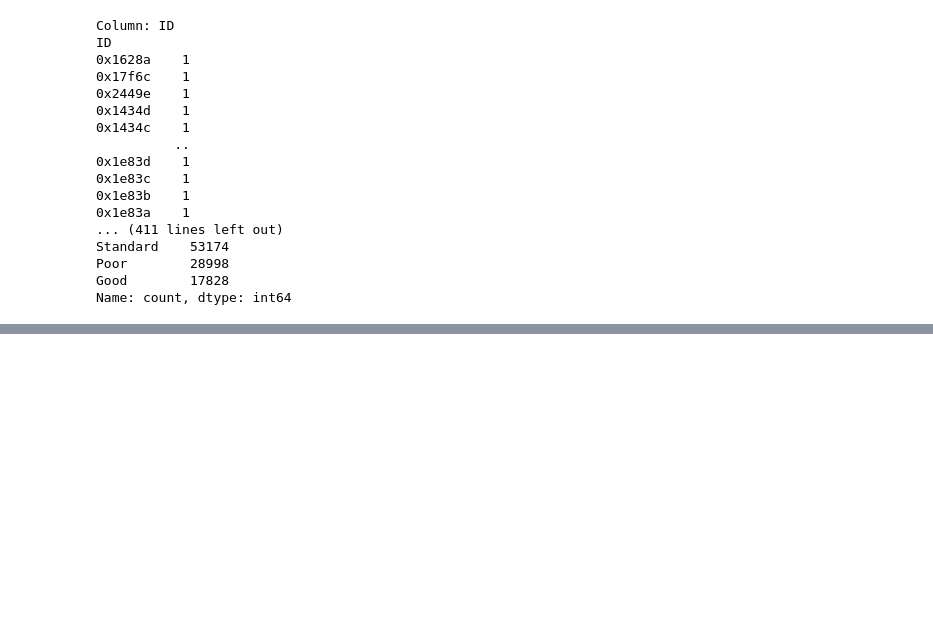
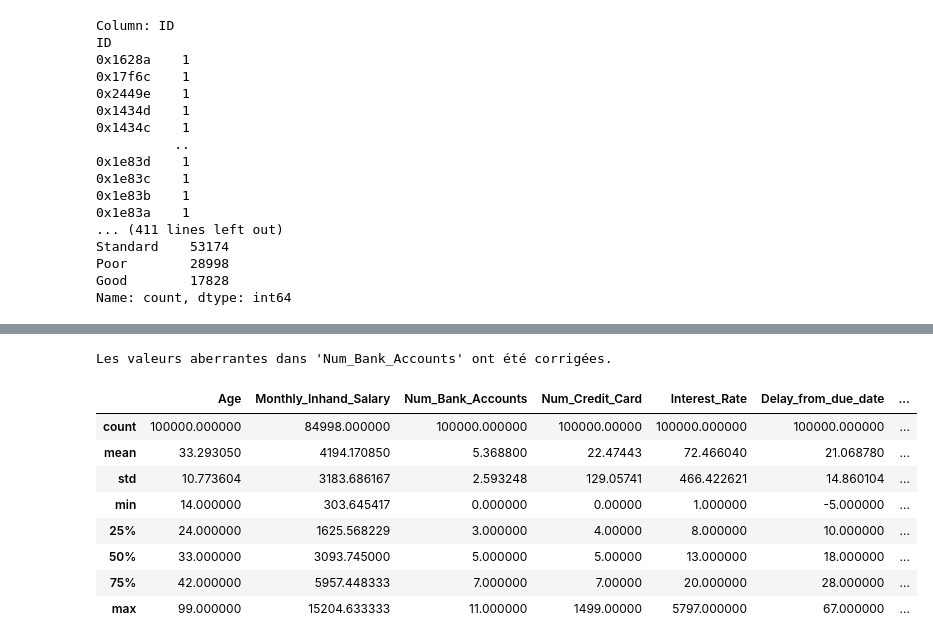
Before and after one commit to mohammedaabouche/ML, a Jupyter notebook: project2.ipynb, the cells around one changed output, grey strips where cells are left out. Cells and saved outputs as stored; diff of their text form; code cells hidden in the pictures; blank space fills up the shorter version.

```diff
--- a/project2.ipynb
+++ b/project2.ipynb
@@ -281,0 +361,12 @@ memory usage: 23.5+ MB
+# %%
+# Remplacer les valeurs d'Annual_Income_Cleaned > 182455.599
+threshold = 182455.599
+
+# Remplacer les valeurs aberrantes
+dataset['Annual_Income_Cleaned'] = dataset.apply(
+    lambda row: row['Monthly_Inhand_Salary'] * 12 if row['Annual_Income_Cleaned'] > threshold else row['Annual_Income_Cleaned'],
+    axis=1
+)
+
+# Vérifier les mises à jour
+print(dataset[['Customer_ID', 'Annual_Income_Cleaned', 'Monthly_Inhand_Salary']])
@@ -281,0 +436,43 @@ memory usage: 23.5+ MB
+# %%
+# Réinitialiser l'index pour éviter les conflits
+dataset = dataset.reset_index(drop=True)
+
+# Convertir Num_Bank_Accounts en numérique, gérer les erreurs
+dataset['Num_Bank_Accounts'] = pd.to_numeric(dataset['Num_Bank_Accounts'], errors='coerce')
+
+# Fonction pour corriger les valeurs aberrantes dans Num_Bank_Accounts
+def replace_invalid_accounts(group):
+    # Filtrer les valeurs valides (entre 0 et 10 inclus)
+    valid_accounts = group['Num_Bank_Accounts'][(group['Num_Bank_Accounts'] >= 0) & (group['Num_Bank_Accounts'] <= 12)]
+    if not valid_accounts.empty:
+        # Utiliser la première valeur valide trouvée pour remplacement
+        replacement_value = valid_accounts.iloc[0]
+        group['Num_Bank_Accounts'] = group['Num_Bank_Accounts'].apply(
+            lambda x: replacement_value if pd.isnull(x) or x < 0 or x > 12 else x
+        )
+    return group
+
+# Appliquer uniquement à la colonne 'Num_Bank_Accounts' groupée par Customer_ID
+dataset = dataset.groupby(['Customer_ID'], as_index=False).apply(replace_invalid_accounts)
+
+# Réinitialiser l'index final
+dataset = dataset.reset_index(drop=True)
+
+# Sauvegarder le DataFrame corrigé
+dataset.to_csv("num_bank_accounts_corrige.csv", index=False)
+
+print("Les valeurs aberrantes dans 'Num_Bank_Accounts' ont été corrigées.")
+# %% [output]
+Les valeurs aberrantes dans 'Num_Bank_Accounts' ont été corrigées.
+# %%
+dataset.describe()
+# %% [output]
+|  | Age | Monthly_Inhand_Salary | Num_Bank_Accounts | Num_Credit_Card | Interest_Rate | Delay_from_due_date | ... |
+| count | 100000.000000 | 84998.000000 | 100000.000000 | 100000.00000 | 100000.000000 | 100000.000000 | ... |
+| mean | 33.293050 | 4194.170850 | 5.368800 | 22.47443 | 72.466040 | 21.068780 | ... |
+| std | 10.773604 | 3183.686167 | 2.593248 | 129.05741 | 466.422621 | 14.860104 | ... |
+| min | 14.000000 | 303.645417 | 0.000000 | 0.00000 | 1.000000 | -5.000000 | ... |
+| 25% | 24.000000 | 1625.568229 | 3.000000 | 4.00000 | 8.000000 | 10.000000 | ... |
+| 50% | 33.000000 | 3093.745000 | 5.000000 | 5.00000 | 13.000000 | 18.000000 | ... |
+| 75% | 42.000000 | 5957.448333 | 7.000000 | 7.00000 | 20.000000 | 28.000000 | ... |
+| max | 99.000000 | 15204.633333 | 11.000000 | 1499.00000 | 5797.000000 | 67.000000 | ... |
```
Also changed, not shown: parts of 26 cells of this notebook, 5 other files.
